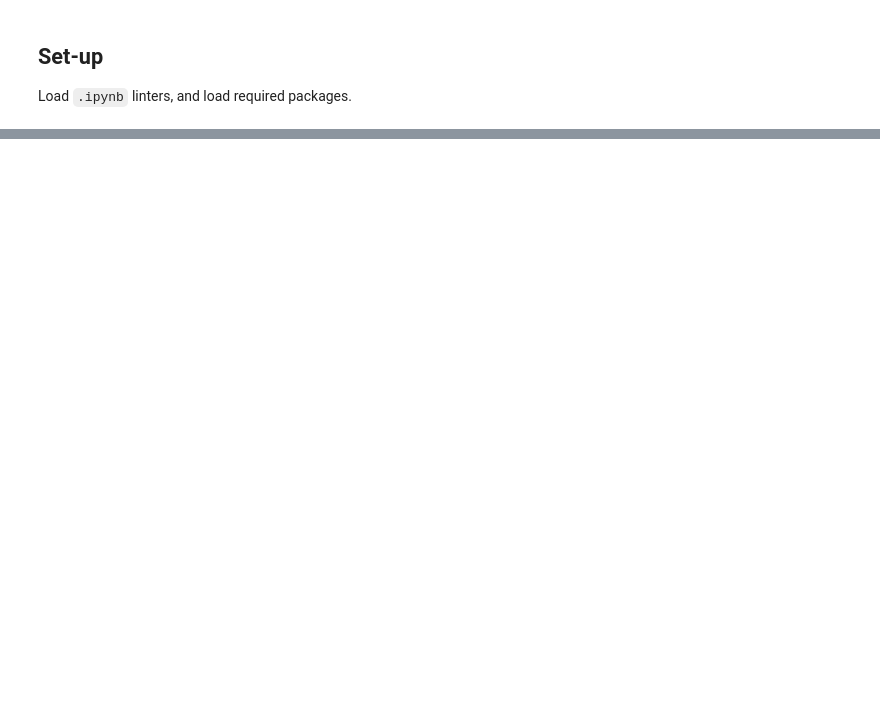
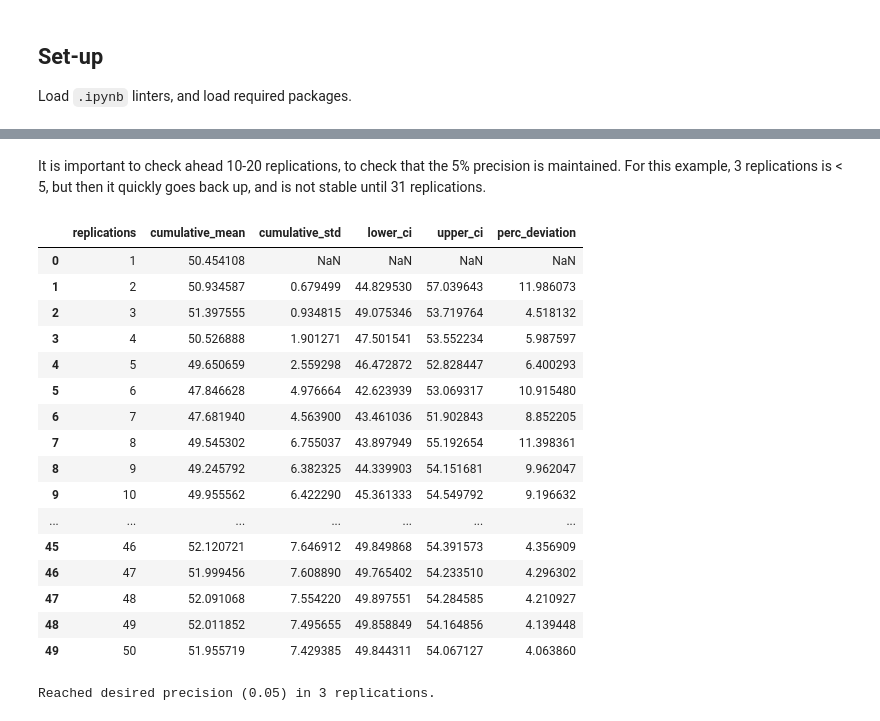
Before and after one commit to pythonhealthdatascience/pydesrap_mms, a Jupyter notebook: scripts/choosing_parameters.ipynb, the cells around one changed output, grey strips where cells are left out. Drawn from its saved outputs; the diff is of its cells as text; code cells hidden in the pictures; blank space fills up the shorter version.

```diff
--- a/analysis.ipynb
+++ b/scripts/choosing_parameters.ipynb
@@ -316,0 +214,28 @@ trial.patient_results_df.tail()
+# %% [markdown]
+It is important to check ahead 10-20 replications, to check that the 5% precision is maintained. For this example, 3 replications is < 5, but then it quickly goes back up, and is not stable until 31 replications.
+# %%
+confidence_interval_method(
+    replications=50,
+    metric='mean_q_time_nurse',
+    desired_precision=0.05,
+    min_rep=31
+)
+# %% [output]
+|  | replications | cumulative_mean | cumulative_std | lower_ci | upper_ci | perc_deviation |
+| 0 | 1 | 50.454108 | NaN | NaN | NaN | NaN |
+| 1 | 2 | 50.934587 | 0.679499 | 44.829530 | 57.039643 | 11.986073 |
+| 2 | 3 | 51.397555 | 0.934815 | 49.075346 | 53.719764 | 4.518132 |
+| 3 | 4 | 50.526888 | 1.901271 | 47.501541 | 53.552234 | 5.987597 |
+| 4 | 5 | 49.650659 | 2.559298 | 46.472872 | 52.828447 | 6.400293 |
+| 5 | 6 | 47.846628 | 4.976664 | 42.623939 | 53.069317 | 10.915480 |
+| 6 | 7 | 47.681940 | 4.563900 | 43.461036 | 51.902843 | 8.852205 |
+| 7 | 8 | 49.545302 | 6.755037 | 43.897949 | 55.192654 | 11.398361 |
+| 8 | 9 | 49.245792 | 6.382325 | 44.339903 | 54.151681 | 9.962047 |
+| 9 | 10 | 49.955562 | 6.422290 | 45.361333 | 54.549792 | 9.196632 |
+| ... | ... | ... | ... | ... | ... | ... |
+| 45 | 46 | 52.120721 | 7.646912 | 49.849868 | 54.391573 | 4.356909 |
+| 46 | 47 | 51.999456 | 7.608890 | 49.765402 | 54.233510 | 4.296302 |
+| 47 | 48 | 52.091068 | 7.554220 | 49.897551 | 54.284585 | 4.210927 |
+| 48 | 49 | 52.011852 | 7.495655 | 49.858849 | 54.164856 | 4.139448 |
+| 49 | 50 | 51.955719 | 7.429385 | 49.844311 | 54.067127 | 4.063860 |
+Reached desired precision (0.05) in 3 replications.
```
Also changed, not shown: parts of 34 cells of this notebook, 8 other files.
